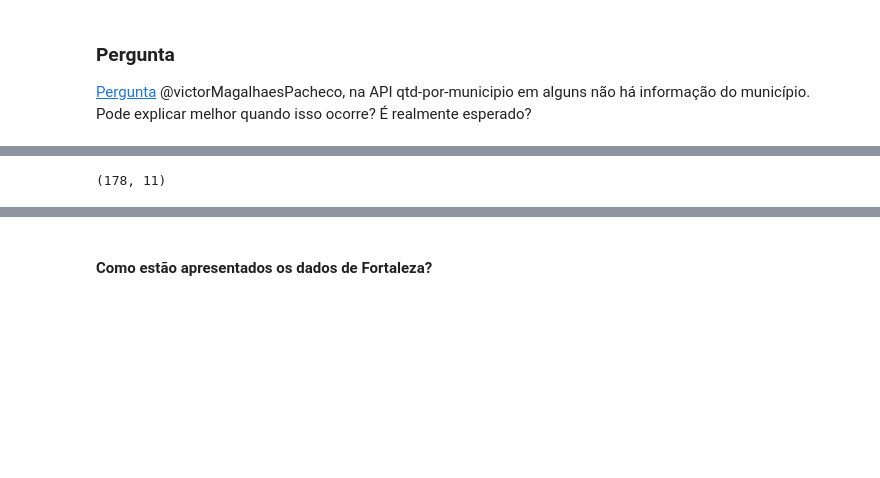
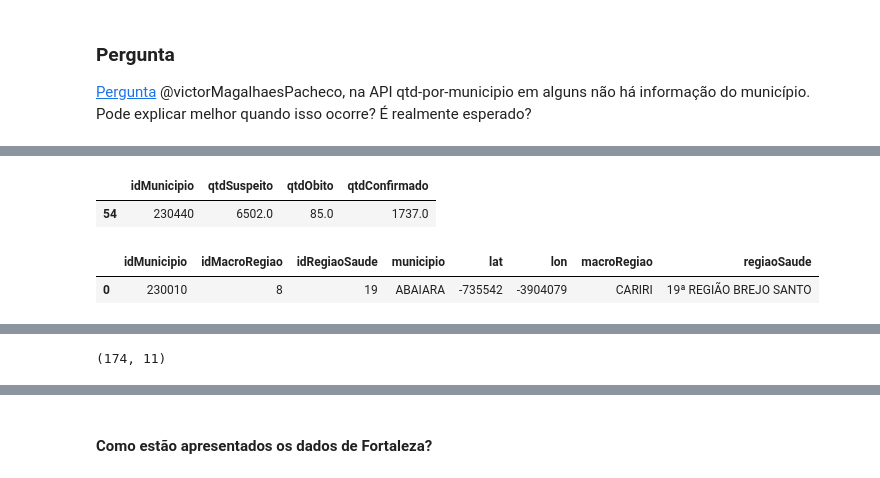
Before and after one commit to andreloc/painel-covid-19-ce, a Jupyter notebook: notebooks/extract_covid_data_integrasus_ce.ipynb, the cells around one changed output, grey strips where cells are left out. Cells and saved outputs as stored; diff of their text form; code cells hidden in the pictures; blank space fills up the shorter version.

```diff
--- a/notebooks/extract_covid_data_integrasus_ce.ipynb
+++ b/notebooks/extract_covid_data_integrasus_ce.ipynb
@@ -127,9 +127,11 @@ municipio_macro_regiao.head(3)
 # %%
 # apaga algumas colunas desnecessárias
 municipio_macro_regiao.drop(columns=['idMacroRegiaoRegiaoSaude','id'], index=1, inplace=True)
+
 # algumas colunas estão duplicadas e podem nos atrapalhar. Removendo.
-municipio_macro_regiao = municipio_macro_regiao.loc[:,
-                                                    ~municipio_macro_regiao.columns.duplicated()]
+
+
+municipio_macro_regiao = municipio_macro_regiao.loc[:,~ municipio_macro_regiao.columns.duplicated()]
 municipio_macro_regiao.head(3)
 # %% [output]
 |  | idMunicipio | idMacroRegiao | idRegiaoSaude | descricaoMunicipio | latitude | longitude | ... |
@@ -210,3 +212,13 @@ display(qtd_por_municipios.head(3))
+# %%
+qtd_por_municipios[qtd_por_municipios.idMunicipio == 230440]
+# %% [output]
+|  | idMunicipio | qtdSuspeito | qtdObito | qtdConfirmado |
+| 54 | 230440 | 6502.0 | 85.0 | 1737.0 |
+# %%
+municipio_macro_regiao.head(1)
+# %% [output]
+|  | idMunicipio | idMacroRegiao | idRegiaoSaude | municipio | lat | lon | macroRegiao | regiaoSaude |
+| 0 | 230010 | 8 | 19 | ABAIARA | -735542 | -3904079 | CARIRI | 19ª REGIÃO BREJO SANTO |
 # %%
 df_parcial  = municipio_macro_regiao.merge(qtd_por_municipios, on='idMunicipio')
 df_parcial.head(3)
@@ -218,7 +230,7 @@ df_parcial.head(3)
 # %%
 df_parcial.shape
 # %% [output]
-(178, 11)
+(174, 11)
 # %%
 # Padronizar as latitudes / longitudes.
 # atualmente os dados estão em formato string (texto) e o valor não é um decimal válido.
```
Also changed, not shown: parts of 33 cells of this notebook, 1 other file.
